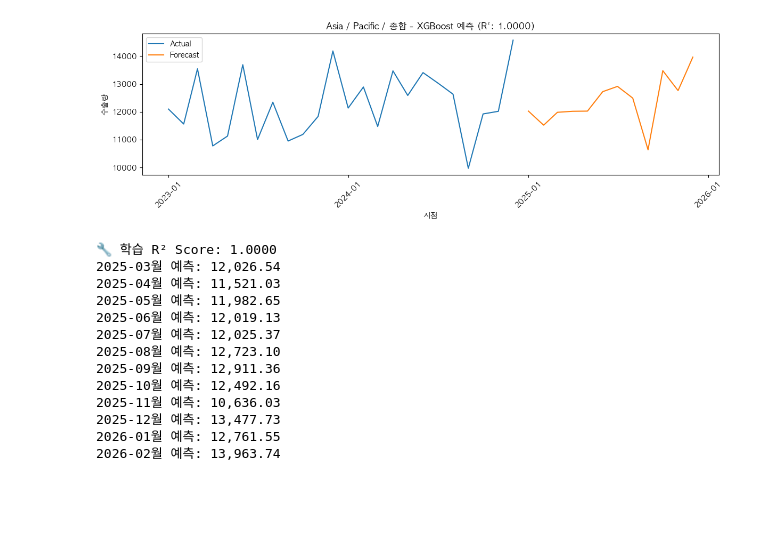
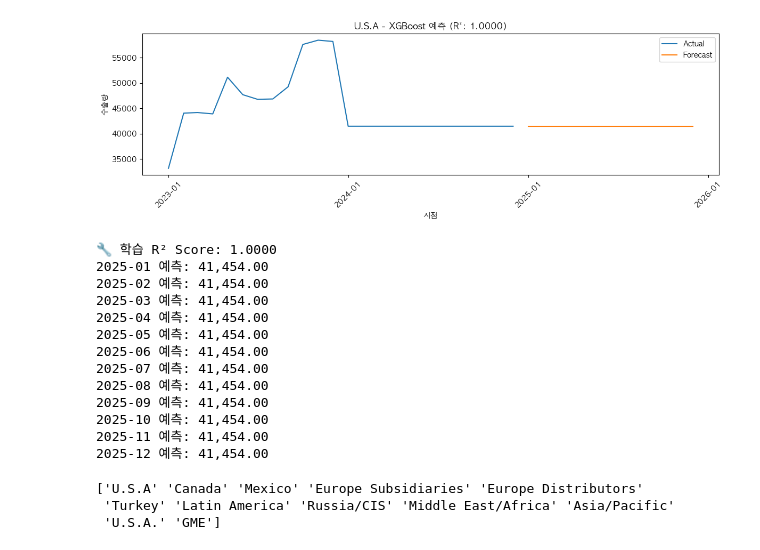
Before and after one commit to CodeWorks-hi/mini-project-2, a Jupyter notebook: jupyter_notebooks/모델_개발/car_recom_model.ipynb, the cells around one changed output. Saved outputs shown, nothing was run; the diff lists cells and outputs as text; code cells hidden in the pictures; blank space fills up the shorter version.

```diff
--- a/jupyter_notebooks/모델_개발/car_recom_model.ipynb
+++ b/jupyter_notebooks/모델_개발/car_recom_model.ipynb
@@ -30,16 +30,17 @@ elif platform.system() == "Linux":  # Linux (Ubuntu, Docker 등)
 import pandas as pd
 from prophet import Prophet
 import matplotlib.pyplot as plt
+import matplotlib.dates as mdates
+import numpy as np
+import xgboost as xgb
+from sklearn.metrics import r2_score
 
-# 1. 데이터 불러오기
-df = pd.read_csv('../../data/processed/기아_지역별수출실적_전처리.CSV')
+df = pd.read_csv('../../data/processed/현대_지역별수출실적_전처리.CSV')
 
 month_cols = ['1월','2월','3월','4월','5월','6월',
               '7월','8월','9월','10월','11월','12월']
 
-# 0을 np.nan으로 변환
 df[month_cols] = df[month_cols].replace(0, np.nan)
-
 df[month_cols] = df[month_cols].apply(lambda x: x.astype(str).str.replace(',', ''))
 df[month_cols] = df[month_cols].apply(pd.to_numeric, errors='coerce')
 df[month_cols] = df[month_cols].replace(0, np.nan)
@@ -54,9 +55,10 @@ def create_regression_dataset(series, window_size=12):
         y.append(series[i+window_size])
     return np.array(X), np.array(y)
 
-def predict_with_xgboost(df, country, vehicle_type, n_months=12, window_size=12):
-    sub_df = df[(df['국가명'] == country) & (df['차량 구분'] == vehicle_type)]
+def predict_with_xgboost(df, country, n_months=12, window_size=12):
+    sub_df = df[df['지역'] == country]
     ts = sub_df[month_cols].values.flatten()
+    ts = ts[~np.isnan(ts)]
 
     if len(ts) < window_size + n_months:
         print("❌ 데이터 부족")
@@ -66,59 +68,61 @@ def predict_with_xgboost(df, country, vehicle_type, n_months=12, window_size=12)
     model = xgb.XGBRegressor(objective='reg:squarederror')
     model.fit(X, y)
 
-    # 학습 평가 (R² Score)
     y_pred_train = model.predict(X)
     r2 = r2_score(y, y_pred_train)
 
-    # 미래 예측
     input_seq = ts[-window_size:].tolist()
     predictions = []
 
     for _ in range(n_months):
         X_input = np.array(input_seq[-window_size:]).reshape(1, -1)
         y_pred = model.predict(X_input)[0]
         predictions.append(y_pred)
         input_seq.append(y_pred)
 
-    # 전체 예측 구간 날짜 생성
-    start_date = pd.to_datetime("2023-01-01")  # 예시: 시작 연도
+    start_date = pd.to_datetime("2023-01-01")
     n_total = len(ts) + n_months
     date_range = pd.date_range(start=start_date, periods=n_total, freq='MS')
 
     plt.figure(figsize=(12, 4))
     plt.plot(date_range[:len(ts)], ts, label='Actual')
     plt.plot(date_range[len(ts):], predictions, label='Forecast')
 
-    # 날짜 포맷 변경
     plt.gca().xaxis.set_major_formatter(mdates.DateFormatter('%Y-%m'))
     plt.gca().xaxis.set_major_locator(mdates.YearLocator())
     plt.xticks(rotation=45)
 
-    plt.title(f"{country} / {vehicle_type} - XGBoost 예측 (R²: {r2:.4f})")
+    plt.title(f"{country} - XGBoost 예측 (R²: {r2:.4f})")
     plt.xlabel("시점")
     plt.ylabel("수출량")
     plt.legend()
     plt.tight_layout()
     plt.show()
 
-    # 출력
     print(f"\n🔧 학습 R² Score: {r2:.4f}")
     for i, val in enumerate(predictions):
-        print(f"{2025 + (i+2)//12}-{(3 + i - 1)%12 + 1:02d}월 예측: {val:,.2f}")
+        pred_date = start_date + pd.DateOffset(months=len(ts) + i)
+        print(f"{pred_date.strftime('%Y-%m')} 예측: {val:,.2f}")
 
-predict_with_xgboost(df, country="Asia / Pacific", vehicle_type="총합", n_months=12)
+predict_with_xgboost(df, country="U.S.A", n_months=12)
 # %% [output]
-[figure, old version]
+[figure, new version]
 🔧 학습 R² Score: 1.0000
-2025-03월 예측: 12,026.54
-2025-04월 예측: 11,521.03
-2025-05월 예측: 11,982.65
-2025-06월 예측: 12,019.13
-2025-07월 예측: 12,025.37
-2025-08월 예측: 12,723.10
-2025-09월 예측: 12,911.36
-2025-10월 예측: 12,492.16
-2025-11월 예측: 10,636.03
-2025-12월 예측: 13,477.73
-2026-01월 예측: 12,761.55
-2026-02월 예측: 13,963.74
+2025-01 예측: 41,454.00
+2025-02 예측: 41,454.00
+2025-03 예측: 41,454.00
+2025-04 예측: 41,454.00
+2025-05 예측: 41,454.00
+2025-06 예측: 41,454.00
+2025-07 예측: 41,454.00
+2025-08 예측: 41,454.00
+2025-09 예측: 41,454.00
+2025-10 예측: 41,454.00
+2025-11 예측: 41,454.00
+2025-12 예측: 41,454.00
+# %%
+print(df['지역'].unique())
+# %% [output]
+['U.S.A' 'Canada' 'Mexico' 'Europe Subsidiaries' 'Europe Distributors'
+ 'Turkey' 'Latin America' 'Russia/CIS' 'Middle East/Africa' 'Asia/Pacific'
+ 'U.S.A.' 'GME']
```
Also changed, not shown: 13 other files.
